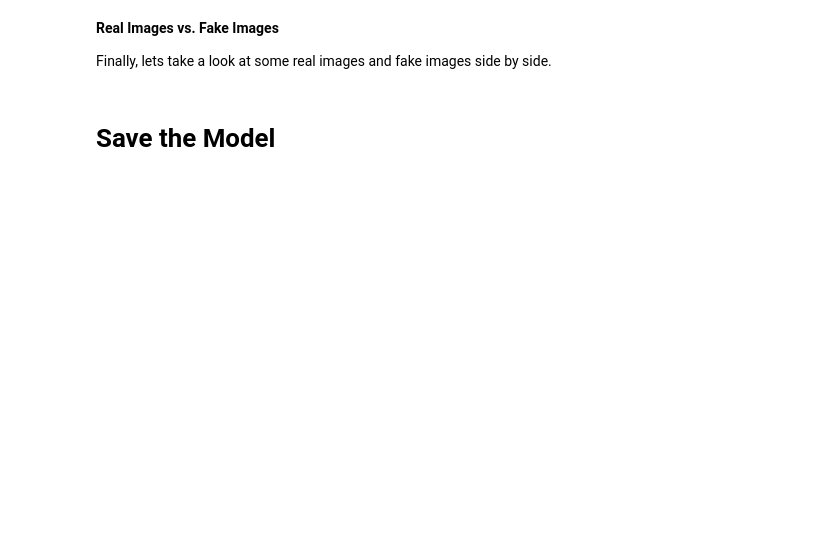
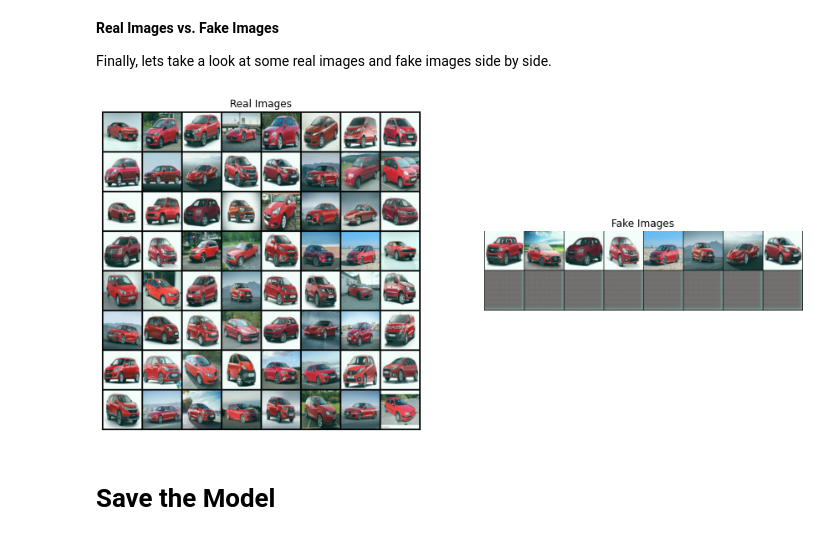
Before and after one commit to pankaj90382/TSAI-2, a Jupyter notebook: S7/VAE.ipynb, the cells around one changed output. Cells and saved outputs as stored; diff of their text form; code cells hidden in the pictures; blank space fills up the shorter version.

```diff
--- a/S7/VAE.ipynb
+++ b/S7/VAE.ipynb
@@ -552,21 +524,23 @@ Finally, lets take a look at some real images and fake images side by
 side.
 # %%
 # Grab a batch of real images from the dataloader
-real_batch = next(iter(dataloader))
+real_batch = next(iter(testloader))
 
 # Plot the real images
 plt.figure(figsize=(15,15))
 plt.subplot(1,2,1)
 plt.axis("off")
 plt.title("Real Images")
 plt.imshow(np.transpose(vutils.make_grid(real_batch[0].to(device)[:64], padding=5, normalize=True).cpu(),(1,2,0)))
 
 # Plot the fake images from the last epoch
 plt.subplot(1,2,2)
 plt.axis("off")
 plt.title("Fake Images")
 plt.imshow(np.transpose(img_list[-1],(1,2,0)))
 plt.show()
+# %% [output]
+[figure, added]
 # %% [markdown]
 # Save the Model
 # %%
```
Also changed, not shown: parts of 25 cells of this notebook.
